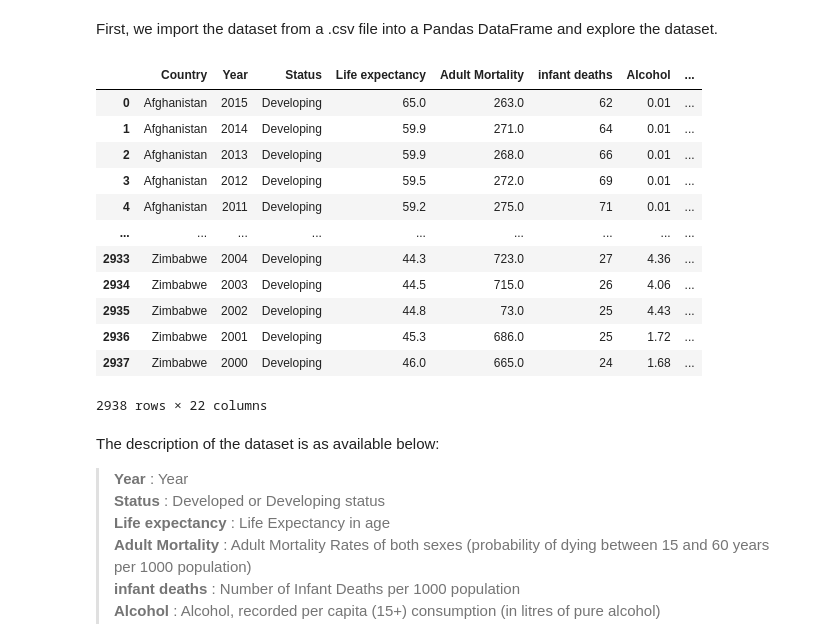
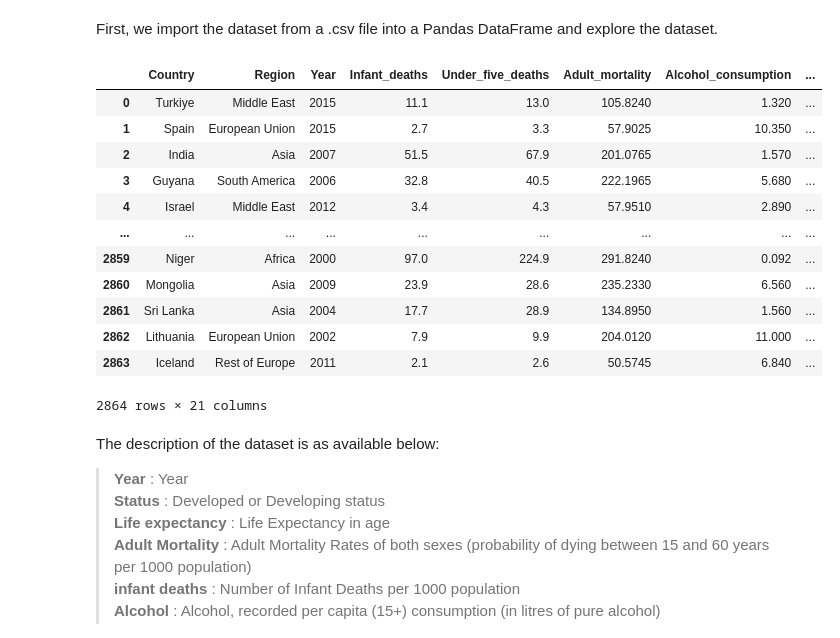
Before and after one commit to tyeckh/DSAI-T7, a Jupyter notebook: Project_T7.ipynb, the cells around one changed output. Saved outputs shown, nothing was run; the diff lists cells and outputs as text; code cells hidden in the pictures.

```diff
--- a/Project_T7.ipynb
+++ b/Project_T7.ipynb
@@ -43,22 +43,22 @@ from sklearn.tree import DecisionTreeRegressor
 # %% [markdown]
 First, we import the dataset from a .csv file into a Pandas DataFrame and explore the dataset.
 # %%
-LifeData = pd.read_csv('Life Expectancy Data.csv')
+LifeData = pd.read_csv('Life-Expectancy-Data-Updated.csv')
 LifeData
 # %% [output]
-|  | Country | Year | Status | Life expectancy | Adult Mortality | infant deaths | Alcohol | ... |
-| 0 | Afghanistan | 2015 | Developing | 65.0 | 263.0 | 62 | 0.01 | ... |
-| 1 | Afghanistan | 2014 | Developing | 59.9 | 271.0 | 64 | 0.01 | ... |
-| 2 | Afghanistan | 2013 | Developing | 59.9 | 268.0 | 66 | 0.01 | ... |
-| 3 | Afghanistan | 2012 | Developing | 59.5 | 272.0 | 69 | 0.01 | ... |
-| 4 | Afghanistan | 2011 | Developing | 59.2 | 275.0 | 71 | 0.01 | ... |
+|  | Country | Region | Year | Infant_deaths | Under_five_deaths | Adult_mortality | Alcohol_consumption | ... |
+| 0 | Turkiye | Middle East | 2015 | 11.1 | 13.0 | 105.8240 | 1.320 | ... |
+| 1 | Spain | European Union | 2015 | 2.7 | 3.3 | 57.9025 | 10.350 | ... |
+| 2 | India | Asia | 2007 | 51.5 | 67.9 | 201.0765 | 1.570 | ... |
+| 3 | Guyana | South America | 2006 | 32.8 | 40.5 | 222.1965 | 5.680 | ... |
+| 4 | Israel | Middle East | 2012 | 3.4 | 4.3 | 57.9510 | 2.890 | ... |
 | ... | ... | ... | ... | ... | ... | ... | ... | ... |
-| 2933 | Zimbabwe | 2004 | Developing | 44.3 | 723.0 | 27 | 4.36 | ... |
-| 2934 | Zimbabwe | 2003 | Developing | 44.5 | 715.0 | 26 | 4.06 | ... |
-| 2935 | Zimbabwe | 2002 | Developing | 44.8 | 73.0 | 25 | 4.43 | ... |
-| 2936 | Zimbabwe | 2001 | Developing | 45.3 | 686.0 | 25 | 1.72 | ... |
-| 2937 | Zimbabwe | 2000 | Developing | 46.0 | 665.0 | 24 | 1.68 | ... |
+| 2859 | Niger | Africa | 2000 | 97.0 | 224.9 | 291.8240 | 0.092 | ... |
+| 2860 | Mongolia | Asia | 2009 | 23.9 | 28.6 | 235.2330 | 6.560 | ... |
+| 2861 | Sri Lanka | Asia | 2004 | 17.7 | 28.9 | 134.8950 | 1.560 | ... |
+| 2862 | Lithuania | European Union | 2002 | 7.9 | 9.9 | 204.0120 | 11.000 | ... |
+| 2863 | Iceland | Rest of Europe | 2011 | 2.1 | 2.6 | 50.5745 | 6.840 | ... |
-2938 rows × 22 columns
+2864 rows × 21 columns
 # %% [markdown]
 The description of the dataset is as available below:
 >**Year** : Year
```
Also changed, not shown: parts of 8 cells of this notebook, 1 other file.
